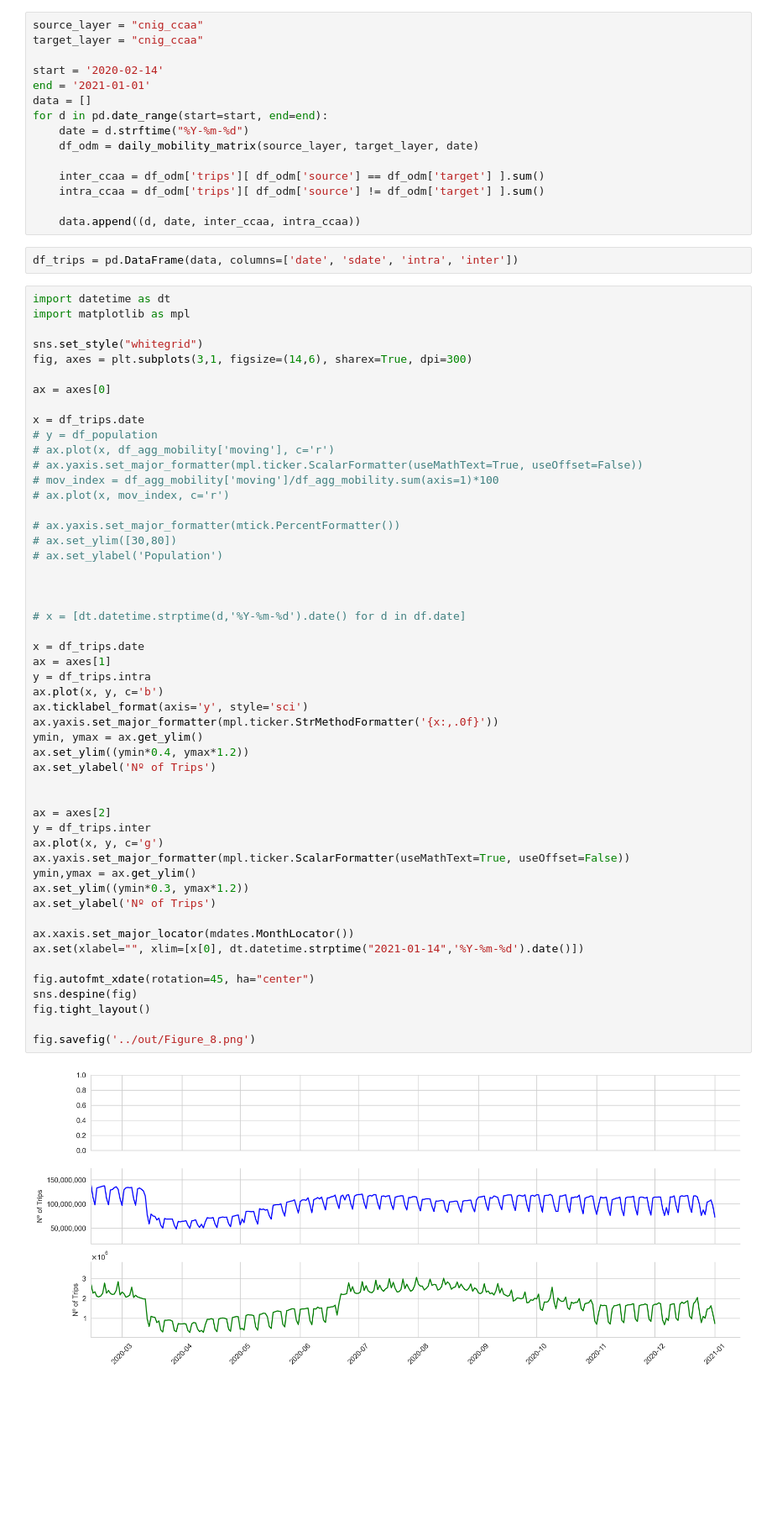
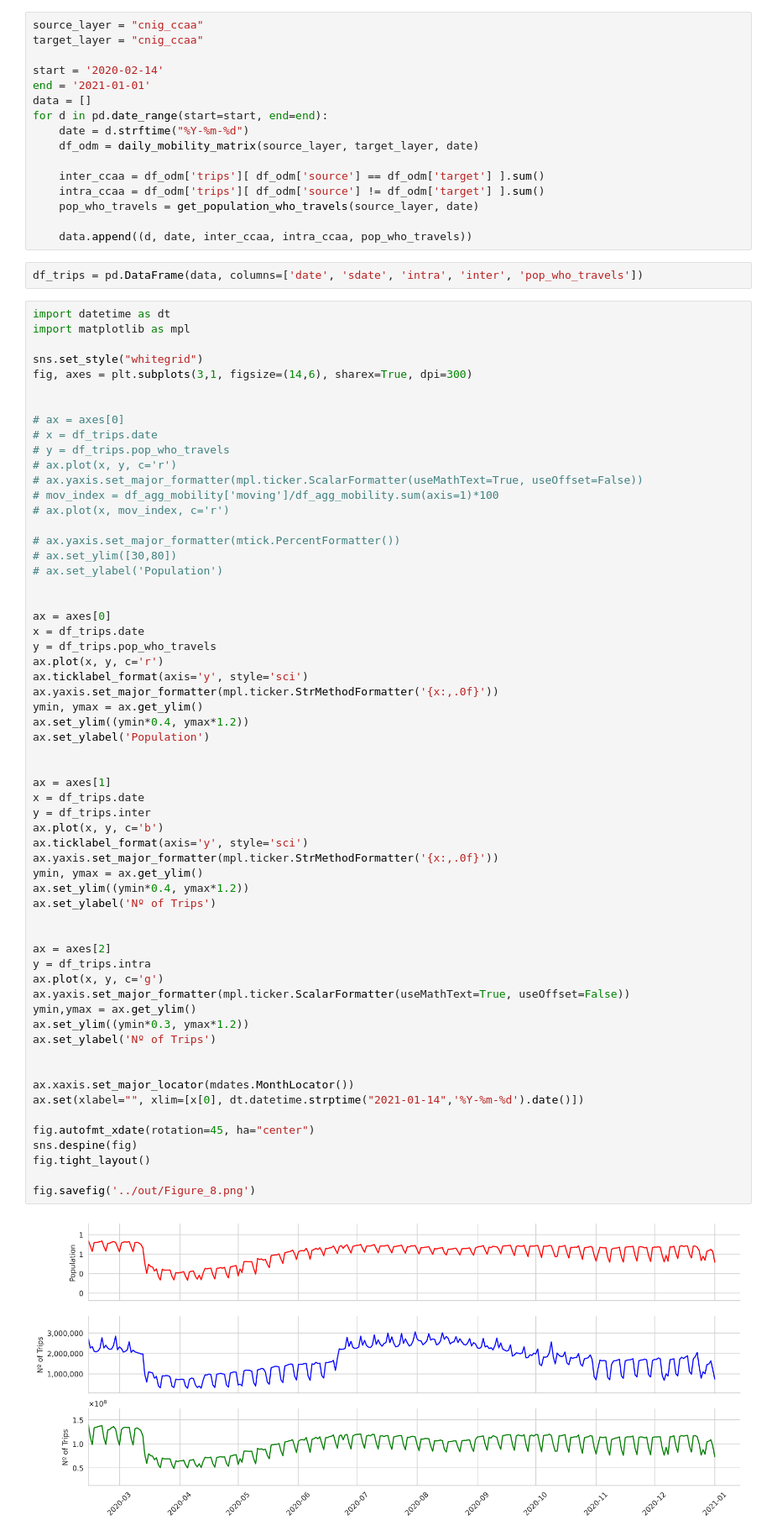
Before and after one commit to bsc-flowmaps/fm-scidata-repo, a Jupyter notebook: notebooks/Figure_8.ipynb, the cells around one changed output. Shown at 84% size. Drawn from its saved outputs; the diff is of its cells as text; blank space fills up the shorter version.

Commit message:
update figure 8 to fetch data from public API

```diff
--- a/notebooks/Figure_8.ipynb
+++ b/notebooks/Figure_8.ipynb
@@ -87,10 +81,11 @@ for d in pd.date_range(start=start, end=end):
 
     inter_ccaa = df_odm['trips'][ df_odm['source'] == df_odm['target'] ].sum()
     intra_ccaa = df_odm['trips'][ df_odm['source'] != df_odm['target'] ].sum()
+    pop_who_travels = get_population_who_travels(source_layer, date)
 
-    data.append((d, date, inter_ccaa, intra_ccaa))
+    data.append((d, date, inter_ccaa, intra_ccaa, pop_who_travels))
 # %%
-df_trips = pd.DataFrame(data, columns=['date', 'sdate', 'intra', 'inter'])
+df_trips = pd.DataFrame(data, columns=['date', 'sdate', 'intra', 'inter', 'pop_who_travels'])
 # %%
 import datetime as dt
 import matplotlib as mpl
@@ -98,11 +93,11 @@ import matplotlib as mpl
 sns.set_style("whitegrid")
 fig, axes = plt.subplots(3,1, figsize=(14,6), sharex=True, dpi=300)
 
-ax = axes[0]
 
-x = df_trips.date
-# y = df_population
-# ax.plot(x, df_agg_mobility['moving'], c='r')
+# ax = axes[0]
+# x = df_trips.date
+# y = df_trips.pop_who_travels
+# ax.plot(x, y, c='r')
 # ax.yaxis.set_major_formatter(mpl.ticker.ScalarFormatter(useMathText=True, useOffset=False))
 # mov_index = df_agg_mobility['moving']/df_agg_mobility.sum(axis=1)*100
 # ax.plot(x, mov_index, c='r')
@@ -112,35 +107,44 @@ x = df_trips.date
 # ax.set_ylabel('Population')
 
 
+ax = axes[0]
+x = df_trips.date
+y = df_trips.pop_who_travels
+ax.plot(x, y, c='r')
+ax.ticklabel_format(axis='y', style='sci')
+ax.yaxis.set_major_formatter(mpl.ticker.StrMethodFormatter('{x:,.0f}'))
+ymin, ymax = ax.get_ylim()
+ax.set_ylim((ymin*0.4, ymax*1.2))
+ax.set_ylabel('Population')
 
-# x = [dt.datetime.strptime(d,'%Y-%m-%d').date() for d in df.date]
 
+ax = axes[1]
 x = df_trips.date
-ax = axes[1]
-y = df_trips.intra
+y = df_trips.inter
 ax.plot(x, y, c='b')
 ax.ticklabel_format(axis='y', style='sci')
 ax.yaxis.set_major_formatter(mpl.ticker.StrMethodFormatter('{x:,.0f}'))
 ymin, ymax = ax.get_ylim()
 ax.set_ylim((ymin*0.4, ymax*1.2))
 ax.set_ylabel('Nº of Trips')
 
 
 ax = axes[2]
-y = df_trips.inter
+y = df_trips.intra
 ax.plot(x, y, c='g')
 ax.yaxis.set_major_formatter(mpl.ticker.ScalarFormatter(useMathText=True, useOffset=False))
 ymin,ymax = ax.get_ylim()
 ax.set_ylim((ymin*0.3, ymax*1.2))
 ax.set_ylabel('Nº of Trips')
+
 
 ax.xaxis.set_major_locator(mdates.MonthLocator())
 ax.set(xlabel="", xlim=[x[0], dt.datetime.strptime("2021-01-14",'%Y-%m-%d').date()])
 
 fig.autofmt_xdate(rotation=45, ha="center")
 sns.despine(fig)
 fig.tight_layout()
 
 fig.savefig('../out/Figure_8.png')
 # %% [output]
-[figure, old version]
+[figure, new version]
```
Also changed, not shown: parts of 2 cells of this notebook.
